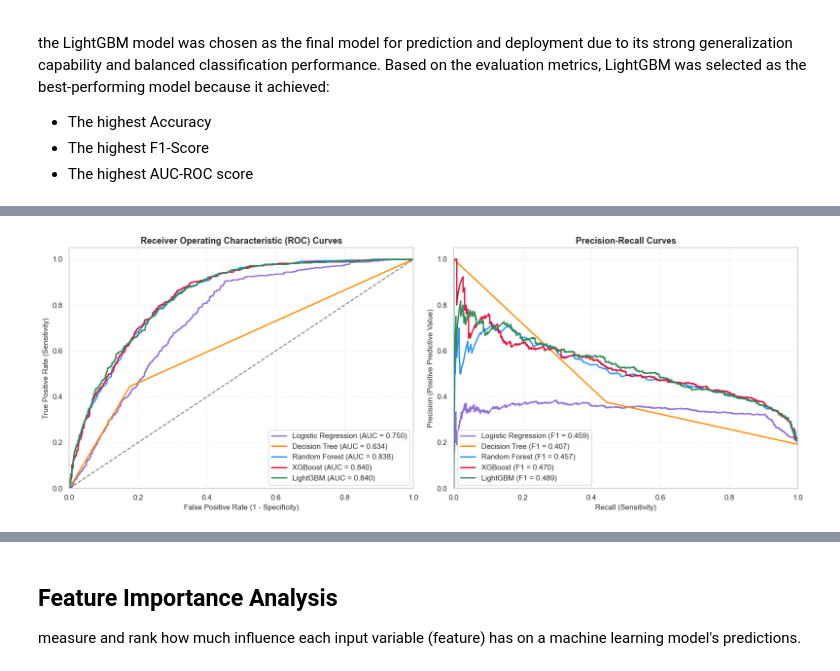
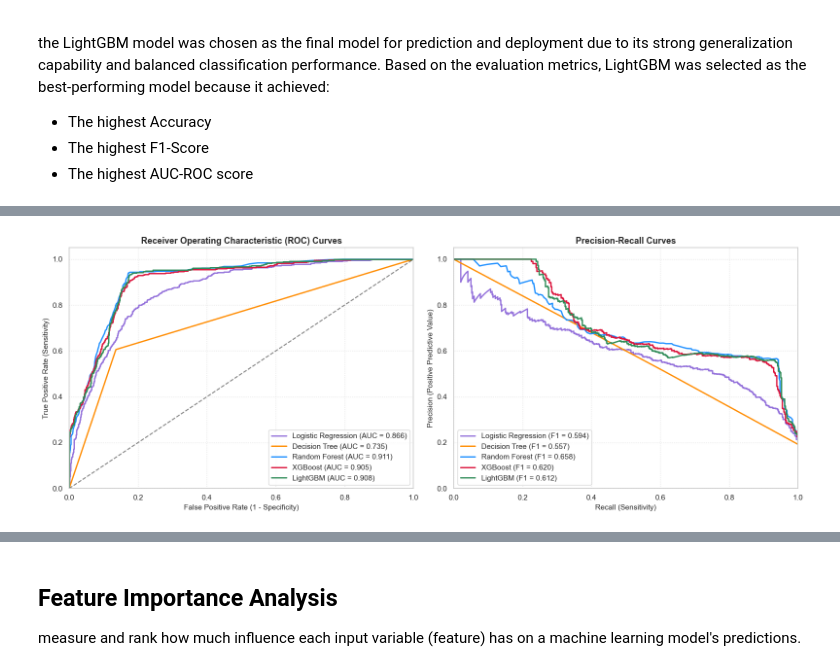
Before and after one commit to karanimwarimu/AGRISCORE-, a Jupyter notebook: Notebooks/Models.ipynb, the cells around one changed output, grey strips where cells are left out. Drawn from its saved outputs; the diff is of its cells as text; code cells hidden in the pictures.

```diff
--- a/Notebooks/Models.ipynb
+++ b/Notebooks/Models.ipynb
@@ -215,10 +715,10 @@ final_data['good_borrower'].value_counts().plot(kind='bar')
 
 To address the imbalance in the dataset, SMOTE (Synthetic Minority Over-sampling Technique) is applied to the training data. SMOTE generates synthetic examples of the minority class (good borrowers) to create a balanced dataset. This helps the model learn patterns from both classes more effectively and improves its ability to correctly identify good borrowers.
 # %%
-
 smote = SMOTE(random_state=42)
 
-X_train_resampled, y_train_resampled = smote.fit_resample(X_train, y_train)
+X_train_resampled, y_train_resampled = smote.fit_resample(
+    X_train_processed, y_train)
 # %% [markdown]
 #### Check new class balance
 # %%
@@ -247,5 +759,5 @@ The output `y_pred` represents the model's predicted classification:
 
 These predictions will be compared with actual values for evaluation.
 # %%
-y_pred = model.predict(X_test)
+y_pred = model.predict(X_test_processed)
 # %% [markdown]
@@ -449,8 +958,15 @@ from xgboost import XGBClassifier
 # Ensure column names are standardized for XGBoost training and prediction.
 # This step accounts for potential renaming that might occur elsewhere
 # and ensures the model is trained with consistent feature names.
-X_train_resampled.columns = X_train_resampled.columns.str.replace('[^A-Za-z0-9_]+', '', regex=True)
-X_test.columns = X_test.columns.str.replace('[^A-Za-z0-9_]+', '', regex=True)
+import pandas as pd
+
+# Convert back to DataFrame (after SMOTE)
+X_train_resampled = pd.DataFrame(X_train_resampled)
+X_test = pd.DataFrame(X_test)
+
+# Clean column names safely
+X_train_resampled.columns = X_train_resampled.columns.astype(str).str.replace('[^A-Za-z0-9_]+', '', regex=True)
+X_test.columns = X_test.columns.astype(str).str.replace('[^A-Za-z0-9_]+', '', regex=True)
 
 xgb_model = XGBClassifier(
     n_estimators=200,
@@ -461,7 +977,7 @@ xgb_model = XGBClassifier(
 
 xgb_model.fit(X_train_resampled, y_train_resampled)
 
-y_pred_xgb = xgb_model.predict(X_test)
+y_pred_xgb = xgb_model.predict(X_test_processed)
 
 print("XGBoost Accuracy:", accuracy_score(y_test, y_pred_xgb))
 print(classification_report(y_test, y_pred_xgb))
@@ -653,65 +1195,93 @@ Decision Tree          0.7511     0.3757  0.4442    0.4071   0.6342
 ================================================================
 # %%
 from sklearn.metrics import roc_curve, precision_recall_curve
+import matplotlib.pyplot as plt
 
 fig, axes = plt.subplots(1, 2, figsize=(16, 6))
+
+# -----------------------------
+# COLORS (UPDATED)
+# -----------------------------
 colors = {
     'Logistic Regression': 'mediumpurple',
     'Decision Tree': 'darkorange',
     'Random Forest': 'dodgerblue',
     'XGBoost': 'crimson',
-    'LightGBM': 'seagreen'
+    'LightGBM': 'seagreen',
+
 }
 
-for name, model_obj in models.items(): # Changed 'model' to 'model_obj'
-    X_test_compatible = X_test.copy() # X_test currently has 'Unnamed0' due to global renaming
+# -----------------------------
+# LOOP THROUGH MODELS
+# -----------------------------
+for name, model_obj in models.items():
 
-    # Conditionally adjust the 'Unnamed' column name in X_test_compatible
-    # based on what the current model expects
+    X_test_compatible = X_test_processed.copy()
+
+    # --- optional column alignment (kept from your logic) ---
     if name in ['Logistic Regression', 'Decision Tree', 'Random Forest']:
-        # These models were trained with 'Unnamed: 0', but X_test currently has 'Unnamed0'
         if 'Unnamed0' in X_test_compatible.columns:
             X_test_compatible = X_test_compatible.rename(columns={'Unnamed0': 'Unnamed: 0'})
-    elif name in ['XGBoost', 'LightGBM']:
-        # These models were trained with 'Unnamed0', and X_test already has 'Unnamed0'
-        # No renaming needed for this case, just ensure no 'Unnamed: 0' exists if somehow present
+
+    elif name in ['XGBoost', 'LightGBM (Baseline)', 'LightGBM (Tuned)']:
         if 'Unnamed: 0' in X_test_compatible.columns:
             X_test_compatible = X_test_compatible.rename(columns={'Unnamed: 0': 'Unnamed0'})
 
+    # -----------------------------
+    # PROBABILITIES
+    # -----------------------------
     if hasattr(model_obj, "predict_proba"):
         y_prob = model_obj.predict_proba(X_test_compatible)[:, 1]
     else:
         y_prob = model_obj.predict(X_test_compatible)
 
-    # Plot 1: ROC Curves
+    # -----------------------------
+    # ROC CURVE
+    # -----------------------------
     fpr, tpr, _ = roc_curve(y_test, y_prob)
-    axes[0].plot(fpr, tpr, label=f"{name} (AUC = {df_eval.loc[name, 'AUC-ROC']:.3f})", color=colors[name], lw=2)
+    axes[0].plot(
+        fpr, tpr,
+        label=f"{name} (AUC = {df_eval.loc[name, 'AUC-ROC']:.3f})",
+        color=colors.get(name, 'gray'),
+        lw=2
+    )
 
-    # Plot 2: Precision-Recall Curves
+    # -----------------------------
+    # PRECISION-RECALL CURVE
+    # -----------------------------
     precision, recall, _ = precision_recall_curve(y_test, y_prob)
-    axes[1].plot(recall, precision, label=f"{name} (F1 = {df_eval.loc[name, 'F1-Score']:.3f})", color=colors[name], lw=2)
+    axes[1].plot(
+        recall, precision,
+        label=f"{name} (F1 = {df_eval.loc[name, 'F1-Score']:.3f})",
+        color=colors.get(name, 'gray'),
+        lw=2
+    )
 
-# Format ROC Curve Plot
+# -----------------------------
+# ROC PLOT FORMATTING
+# -----------------------------
 axes[0].plot([0, 1], [0, 1], 'k--', alpha=0.5)
 axes[0].set_xlim([0.0, 1.0])
 axes[0].set_ylim([0.0, 1.05])
 axes[0].set_xlabel('False Positive Rate (1 - Specificity)', fontsize=11)
 axes[0].set_ylabel('True Positive Rate (Sensitivity)', fontsize=11)
 axes[0].set_title('Receiver Operating Characteristic (ROC) Curves', fontweight='bold', fontsize=13)
 axes[0].legend(loc="lower right", frameon=True)
 axes[0].grid(True, linestyle=':', alpha=0.6)
 
-# Format Precision-Recall Curve Plot
+# -----------------------------
+# PR PLOT FORMATTING
+# -----------------------------
 axes[1].set_xlim([0.0, 1.0])
 axes[1].set_ylim([0.0, 1.05])
 axes[1].set_xlabel('Recall (Sensitivity)', fontsize=11)
 axes[1].set_ylabel('Precision (Positive Predictive Value)', fontsize=11)
 axes[1].set_title('Precision-Recall Curves', fontweight='bold', fontsize=13)
 axes[1].legend(loc="lower left", frameon=True)
 axes[1].grid(True, linestyle=':', alpha=0.6)
 
 plt.tight_layout()
 plt.show()
 # %% [output]
-[figure, old version]
+[figure, new version]
 # %%
```
Also changed, not shown: parts of 102 cells of this notebook.
